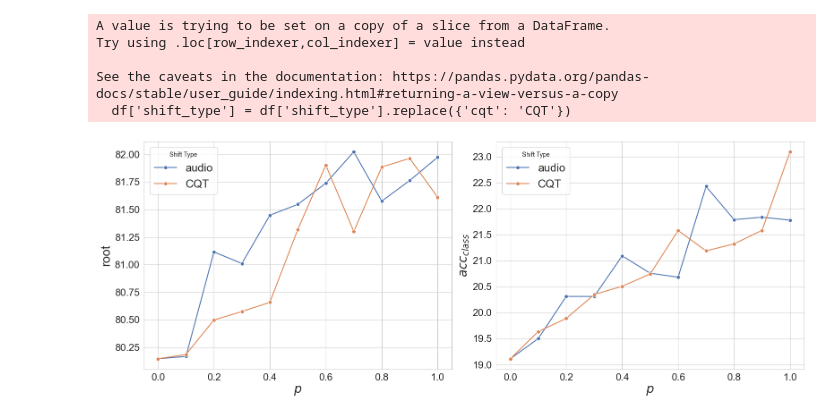
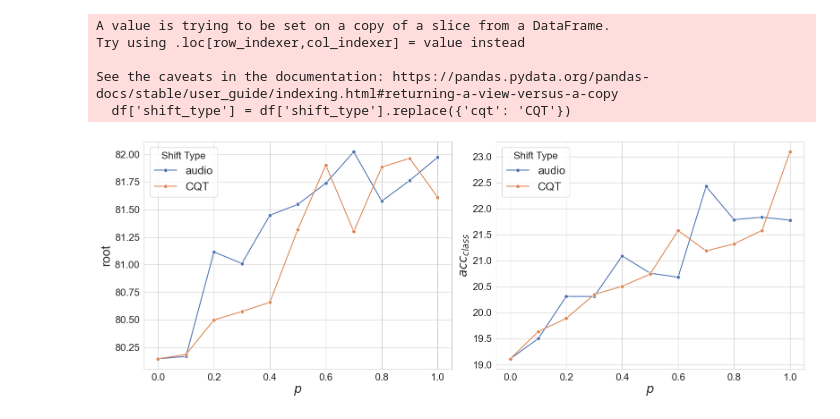
Before and after one commit to PierreRL/AutomaticChordRecognition, a Jupyter notebook: notebooks/experiments/9. Pitch Augmentation.ipynb, the cells around one changed output. Cells and saved outputs as stored; diff of their text form; code cells hidden in the pictures.

```diff
--- a/notebooks/experiments/9. Pitch Augmentation.ipynb
+++ b/notebooks/experiments/9. Pitch Augmentation.ipynb
@@ -100,33 +100,36 @@ ax2.set_ylabel('Class-wise Mean Accuracy')
 ax2.legend(title='Shift Type')
 
 fticksize = 16
 
 # Increase font size for better readability
 plt.setp(ax1.xaxis.get_majorticklabels(), fontsize=fticksize)
 plt.setp(ax1.yaxis.get_majorticklabels(), fontsize=fticksize)
 plt.setp(ax2.xaxis.get_majorticklabels(), fontsize=fticksize)
 plt.setp(ax2.yaxis.get_majorticklabels(), fontsize=fticksize)
 
 fsize = 20
 # axis titles
 # ax1.set_title('root', fontsize=fsize)
 ax1.set_xlabel('$p$', fontsize=fsize)
 ax1.set_ylabel('root', fontsize=fsize)
 # ax2.set_title('$acc_{class}$', fontsize=fsize)
 ax2.set_xlabel('$p$', fontsize=fsize)
 ax2.set_ylabel('$acc_{class}$', fontsize=fsize)
 
 legend_fsize = 18
+legend_title_fsize = 16
 # Increase legend font size
-ax1.legend(title='Shift Type', fontsize=legend_fsize)
-ax2.legend(title='Shift Type', fontsize=legend_fsize)
+legend1 = ax1.legend(title='Shift Type', fontsize=legend_fsize)
+legend1.get_title().set_fontsize(legend_title_fsize)
+legend2 = ax2.legend(title='Shift Type', fontsize=legend_fsize)
+legend2.get_title().set_fontsize(legend_title_fsize)
 
 # Title larger
 # plt.suptitle('Effect of Pitch Shift Augmentation on Model Performance', fontsize=16)
 # Adjust layout to prevent overlap
 plt.subplots_adjust(top=0.85)
 plt.tight_layout()
 plt.savefig('thesis/figures/pitch_shift_analysis.png', dpi=300, bbox_inches='tight')
 plt.show()
 # %% [output]
-[figure, old version]
+[figure, new version]
```
Also changed, not shown: 3 other files.
